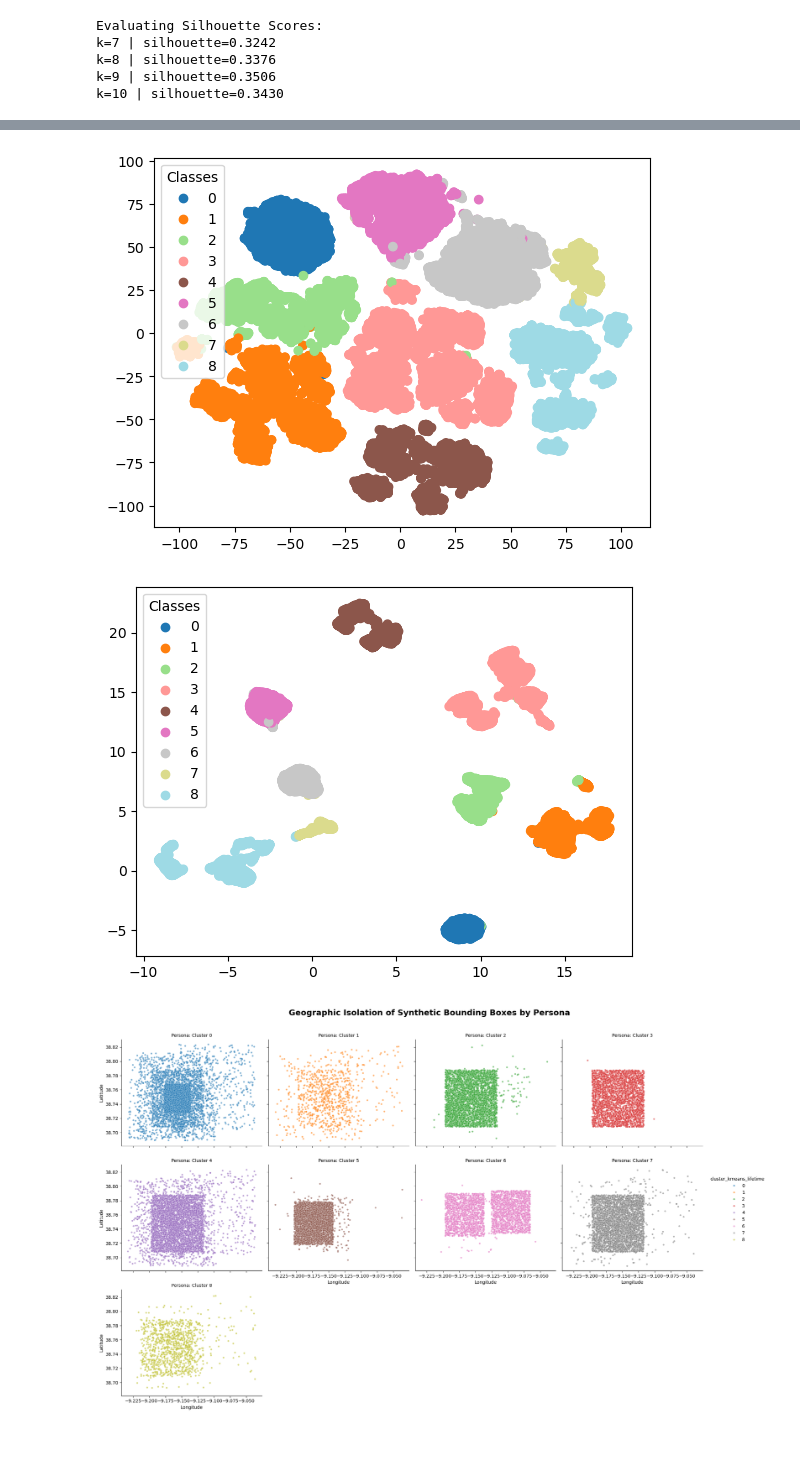
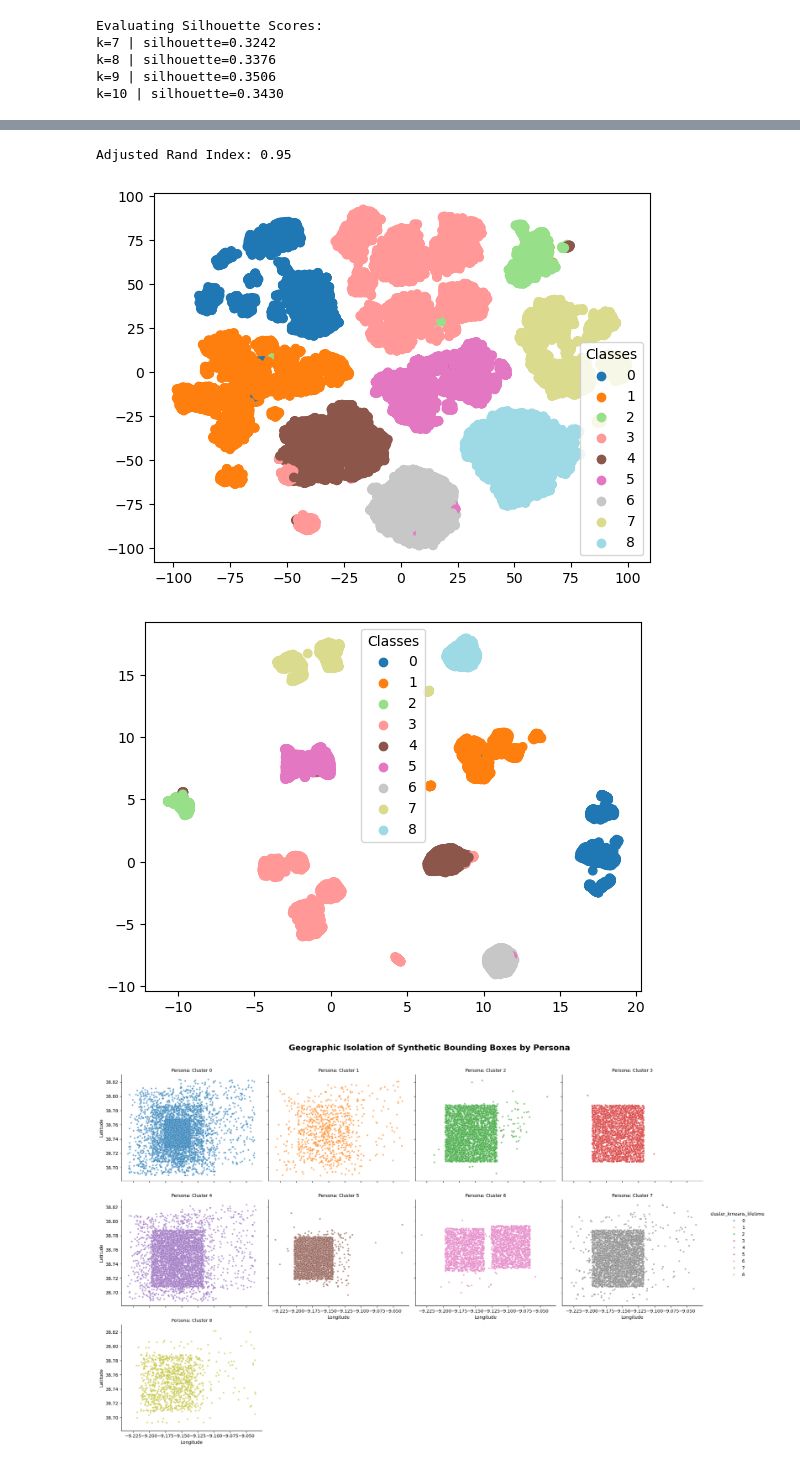
Before and after one commit to tiago2806/ml_project, a Jupyter notebook: notebooks/03_modelling.ipynb, the cells around one changed output, grey strips where cells are left out. Saved outputs shown, nothing was run; the diff lists cells and outputs as text; code cells hidden in the pictures.

```diff
--- a/notebooks/03_modelling.ipynb
+++ b/notebooks/03_modelling.ipynb
@@ -209,7 +232,7 @@ cluster_names = {
 }
 
 
-dataset['cluster_name'] = dataset['cluster_kmeans'].map(cluster_names)
+dataset['cluster_name'] = dataset['cluster_kmeans_perc'].map(cluster_names)
 dataset.head()
 # %% [output]
 |  | customer_name | customer_gender | customer_age | education_level | kids_home | teens_home | ... |
@@ -251,2 +256,2 @@ NameError: name 'K_range' is not defined
 # %%
-dataset['cluster_agglomerative'] = AgglomerativeClustering(linkage='ward', n_clusters=8).fit_predict(X_scaled_perc)
+apply_hierarchical_perc(X_scaled_perc, dataset_perc, X_perc, k = 9)
@@ -462,3 +493,12 @@ dataset_lifetime.head()
+# %%
+ari = adjusted_rand_score(
+    dataset_lifetime['cluster_kmeans_lifetime'],
+    dataset_lifetime['cluster_agglomerative_lifetime']
+)
+
+print("Adjusted Rand Index:", round(ari, 3))
+# %% [output]
+Adjusted Rand Index: 0.95
 # %%
 tsne = TSNE(
     n_components=2,
@@ -470,9 +510,9 @@ tsne = TSNE(
 
 tsne_transformation = tsne.fit_transform(X_scaled_lifetime)
 # %%
-visualize_dimensionality_reduction(tsne_transformation, dataset['cluster_kmeans'])
+visualize_dimensionality_reduction(tsne_transformation, dataset_lifetime['cluster_kmeans_lifetime'])
 # %% [output]
-[figure, old version]
+[figure, new version]
 # %%
 umap = UMAP(n_neighbors=50, random_state=0)
 
@@ -480,9 +520,9 @@ umap = UMAP(n_neighbors=50, random_state=0)
 
 umap_transformation = umap.fit_transform(X_scaled_lifetime)
 # %%
-visualize_dimensionality_reduction(umap_transformation, dataset['cluster_kmeans'])
+visualize_dimensionality_reduction(umap_transformation, dataset_lifetime['cluster_kmeans_lifetime'])
 # %% [output]
-[figure, old version]
+[figure, new version]
 # %%
 # Using relplot to create a grid: one map per cluster
 g = sns.relplot(
```
Also changed, not shown: parts of 38 cells of this notebook, 1 other file.
